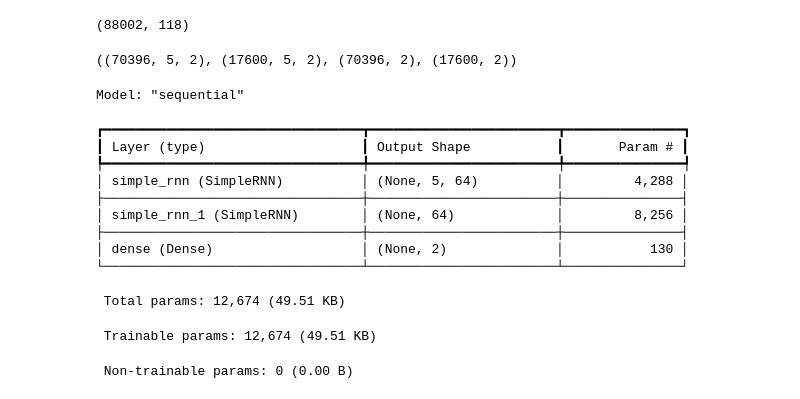
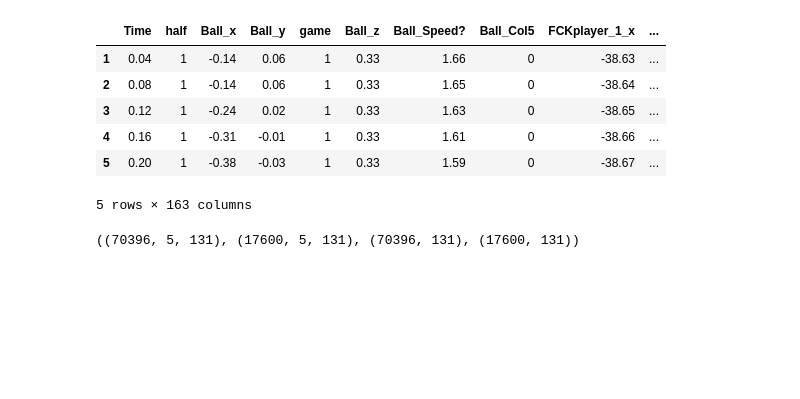
Before and after one commit to adiguzeldeniz/ekip_makine, a Jupyter notebook: Position NN single game.ipynb, the cells around one changed output. Drawn from its saved outputs; the diff is of its cells as text; code cells hidden in the pictures; blank space fills up the shorter version.

```diff
--- a/Position NN single game.ipynb
+++ b/Position NN single game.ipynb
@@ -47,12 +39,19 @@ Total shape: (88002, 118)
 # %%
 data_loader.head()
-data_loader.shape
 # %% [output]
+|  | Time | half | Ball_x | Ball_y | game | Ball_z | Ball_Speed? | Ball_Col5 | FCKplayer_1_x | ... |
+| 1 | 0.04 | 1 | -0.14 | 0.06 | 1 | 0.33 | 1.66 | 0 | -38.63 | ... |
+| 2 | 0.08 | 1 | -0.14 | 0.06 | 1 | 0.33 | 1.65 | 0 | -38.64 | ... |
+| 3 | 0.12 | 1 | -0.24 | 0.02 | 1 | 0.33 | 1.63 | 0 | -38.65 | ... |
+| 4 | 0.16 | 1 | -0.31 | -0.01 | 1 | 0.33 | 1.61 | 0 | -38.66 | ... |
+| 5 | 0.20 | 1 | -0.38 | -0.03 | 1 | 0.33 | 1.59 | 0 | -38.67 | ... |
-(88002, 118)
+5 rows × 163 columns
 # %%
 #Preparing the model for the RNN
 n_time_steps = data_loader.shape[0]
-positions = data_loader[['FCKplayer_0_x', 'FCKplayer_0_y']].values
+# Select all columns except those containing 'speed'
+position_cols = [col for col in data_loader.columns if 'speed' not in col.lower()]
+positions = data_loader[position_cols].values
 
 #we need a 3D array for the RNN, using the time, x, and y dimensions
 X = []
@@ -79,27 +78,4 @@ X_reshaped.shape, y_reshaped.shape
 X_train, X_test, y_train, y_test = train_test_split(X_reshaped, y_reshaped, test_size=0.2, random_state=42)
 X_train.shape, X_test.shape, y_train.shape, y_test.shape
 # %% [output]
-((70396, 5, 2), (17600, 5, 2), (70396, 2), (17600, 2))
+((70396, 5, 131), (17600, 5, 131), (70396, 131), (17600, 131))
-# %%
-#Creating a simple RNN model
-model = Sequential()
-model.add(SimpleRNN(64, input_shape=(X_train.shape[1], X_train.shape[2]), return_sequences=True))
-model.add(SimpleRNN(64))
-model.add(Dense(2, activation='linear'))  # I guessed this for now. When the code works change it for a more suitable activation function
-
-model.compile(optimizer='adam', loss='mse', metrics=['mae']) #Same thing as above
-model.summary()
-# %% [output]
-Model: "sequential"
-┏━━━━━━━━━━━━━━━━━━━━━━━━━━━━━━━━━┳━━━━━━━━━━━━━━━━━━━━━━━━┳━━━━━━━━━━━━━━━┓
-┃ Layer (type)                    ┃ Output Shape           ┃       Param # ┃
-┡━━━━━━━━━━━━━━━━━━━━━━━━━━━━━━━━━╇━━━━━━━━━━━━━━━━━━━━━━━━╇━━━━━━━━━━━━━━━┩
-│ simple_rnn (SimpleRNN)          │ (None, 5, 64)          │         4,288 │
-├─────────────────────────────────┼────────────────────────┼───────────────┤
-│ simple_rnn_1 (SimpleRNN)        │ (None, 64)             │         8,256 │
-├─────────────────────────────────┼────────────────────────┼───────────────┤
-│ dense (Dense)                   │ (None, 2)              │           130 │
-└─────────────────────────────────┴────────────────────────┴───────────────┘
- Total params: 12,674 (49.51 KB)
- Trainable params: 12,674 (49.51 KB)
- Non-trainable params: 0 (0.00 B)
```
Also changed, not shown: parts of 14 cells of this notebook, 24 other files.
